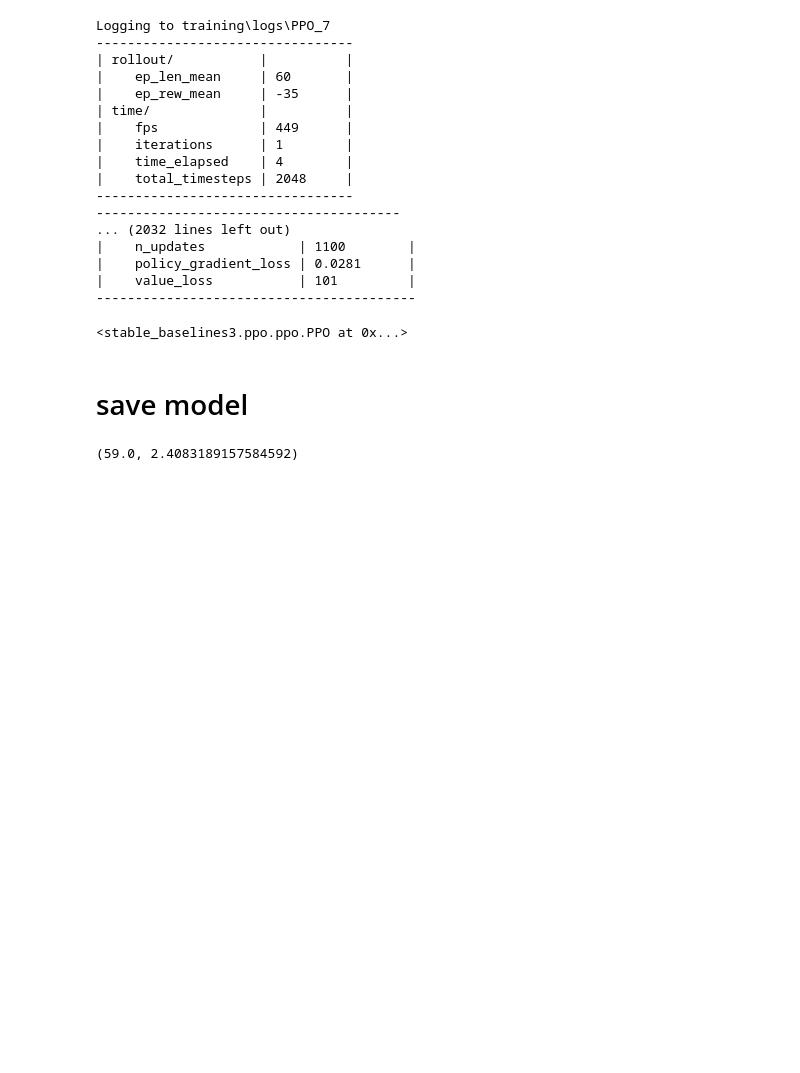
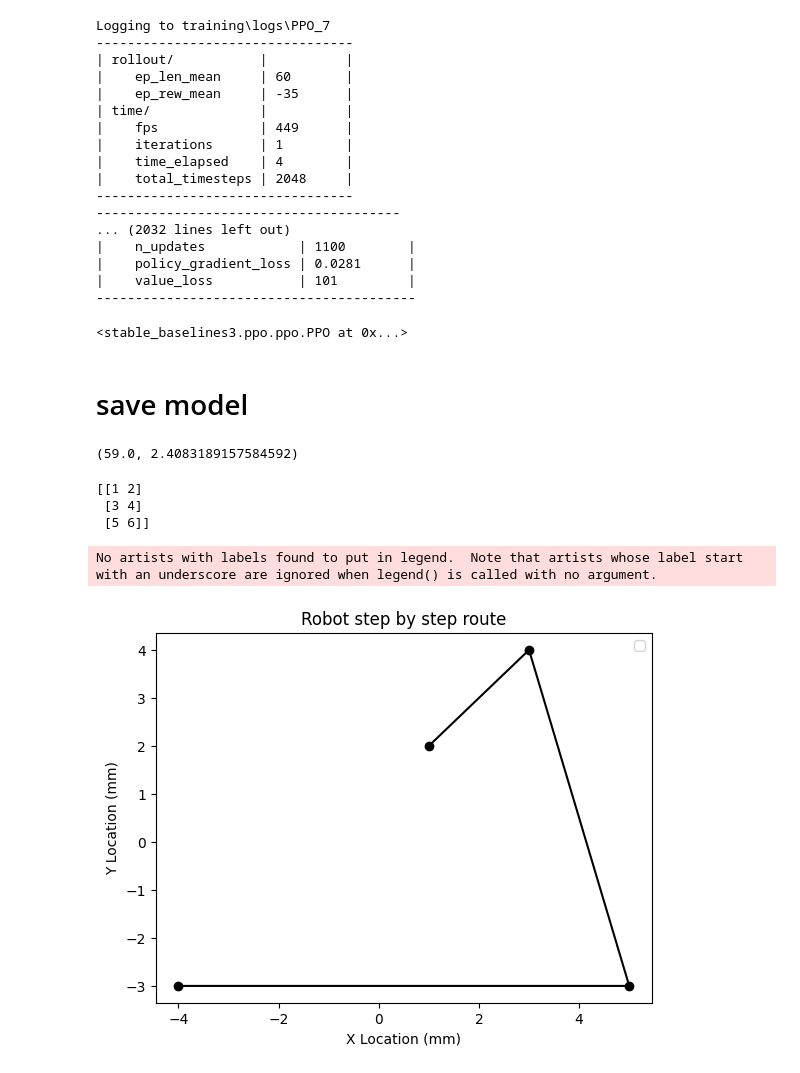
Before and after one commit to faetefilho/artificial-intelligence-portfolio-of-small-projects, a Jupyter notebook: portfolio/reinforcement-learning/custom-env-for-rl.ipynb, the cells around one changed output. Cells and saved outputs as stored; diff of their text form; code cells hidden in the pictures; blank space fills up the shorter version.

Commit message:
added plots to RL

```diff
--- a/portfolio/reinforcement-learning/custom-env-for-rl.ipynb
+++ b/portfolio/reinforcement-learning/custom-env-for-rl.ipynb
@@ -172,3 +172,49 @@ model.save(shower_path)
 evaluate_policy(model, env, n_eval_episodes=10, render=True)
 # %% [output]
 (59.0, 2.4083189157584592)
+# %%
+import numpy as np
+
+# Create a one by two matrix
+matrix = np.array([[1, 2]])
+
+# Rows to add
+new_rows = np.array([[3, 4], [5, 6]])
+
+# Add the new rows to the matrix
+new_matrix = np.vstack((matrix, new_rows))
+
+print(new_matrix)
+# %% [output]
+[[1 2]
+ [3 4]
+ [5 6]]
+# %%
+import numpy as np
+import matplotlib.pyplot as plt
+
+# Create a two-column vector
+points = np.array([[1, 2], [3, 4], [5, -3], [-4, -3]])
+
+# Separate x and y coordinates
+x = points[:, 0]
+y = points[:, 1]
+
+# Create a scatter plot with dots
+plt.scatter(x, y, color='black')
+
+# Connect the dots with lines
+plt.plot(x, y, color='black', linestyle='solid')
+# add a circle of 1000 radius to the plot
+
+# Add labels and legend
+plt.xlabel('X Location (mm)')
+plt.ylabel('Y Location (mm)')
+plt.title('Robot step by step route')
+plt.legend()
+
+# Show the plot
+plt.show()
+# %% [output]
+No artists with labels found to put in legend.  Note that artists whose label start with an underscore are ignored when legend() is called with no argument.
+[figure, added]
```
